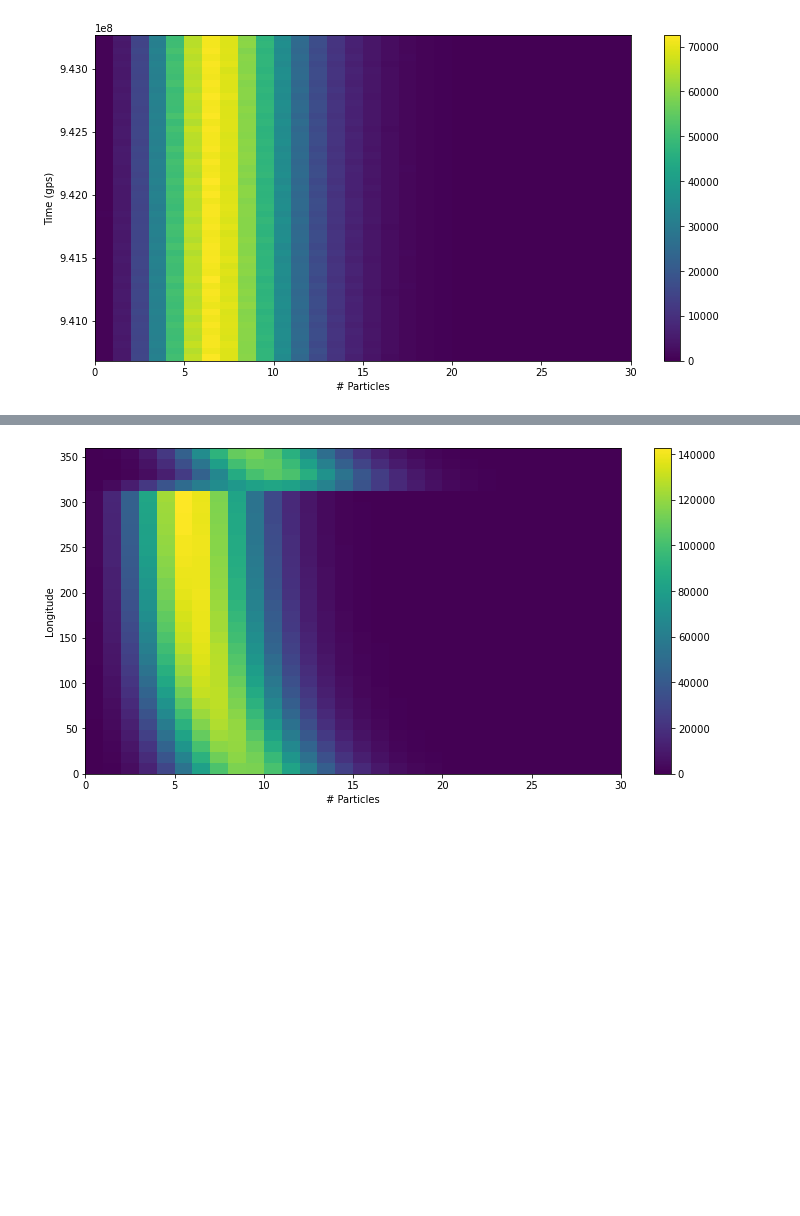
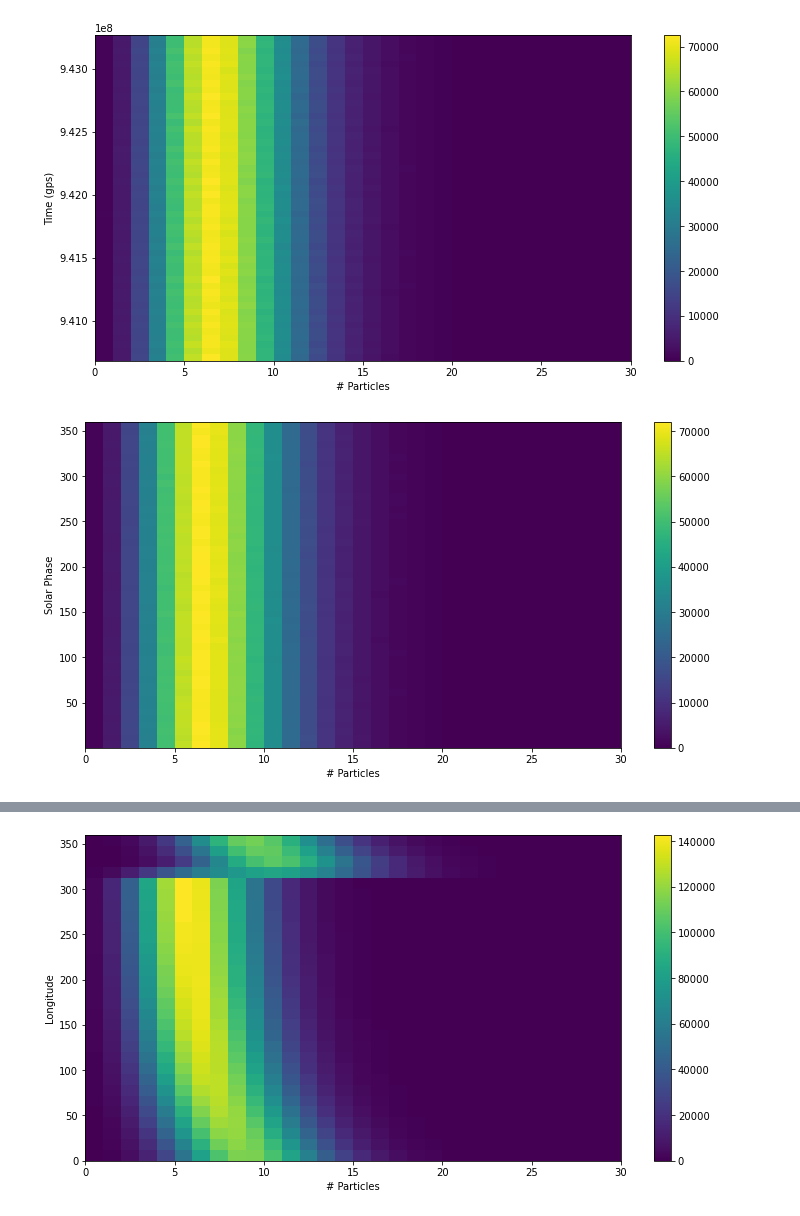
Before and after one commit to mishra2201/PHYS_434, a Jupyter notebook: LABS/LAB_4.ipynb, the cells around one changed output, grey strips where cells are left out. Saved outputs shown, nothing was run; the diff lists cells and outputs as text; code cells hidden in the pictures; blank space fills up the shorter version.

```diff
--- a/LABS/LAB_4.ipynb
+++ b/LABS/LAB_4.ipynb
@@ -111,5 +80,13 @@ plt.ylabel("Time (gps)")
 plt.show()
 # %% [output]
 [figure]
+# %%
+plt.hist2d(df["Particle Counts"],df["Solar phase (deg)"],bins=[30,50])
+plt.colorbar()
+plt.xlabel("# Particles")
+plt.ylabel("Solar Phase")
+plt.show()
+# %% [output]
+[figure, added]
 # %%
 plt.scatter(df["Time (gps)"][:200],df["Particle Counts"][:200])
```
Also changed, not shown: parts of 66 cells of this notebook.
